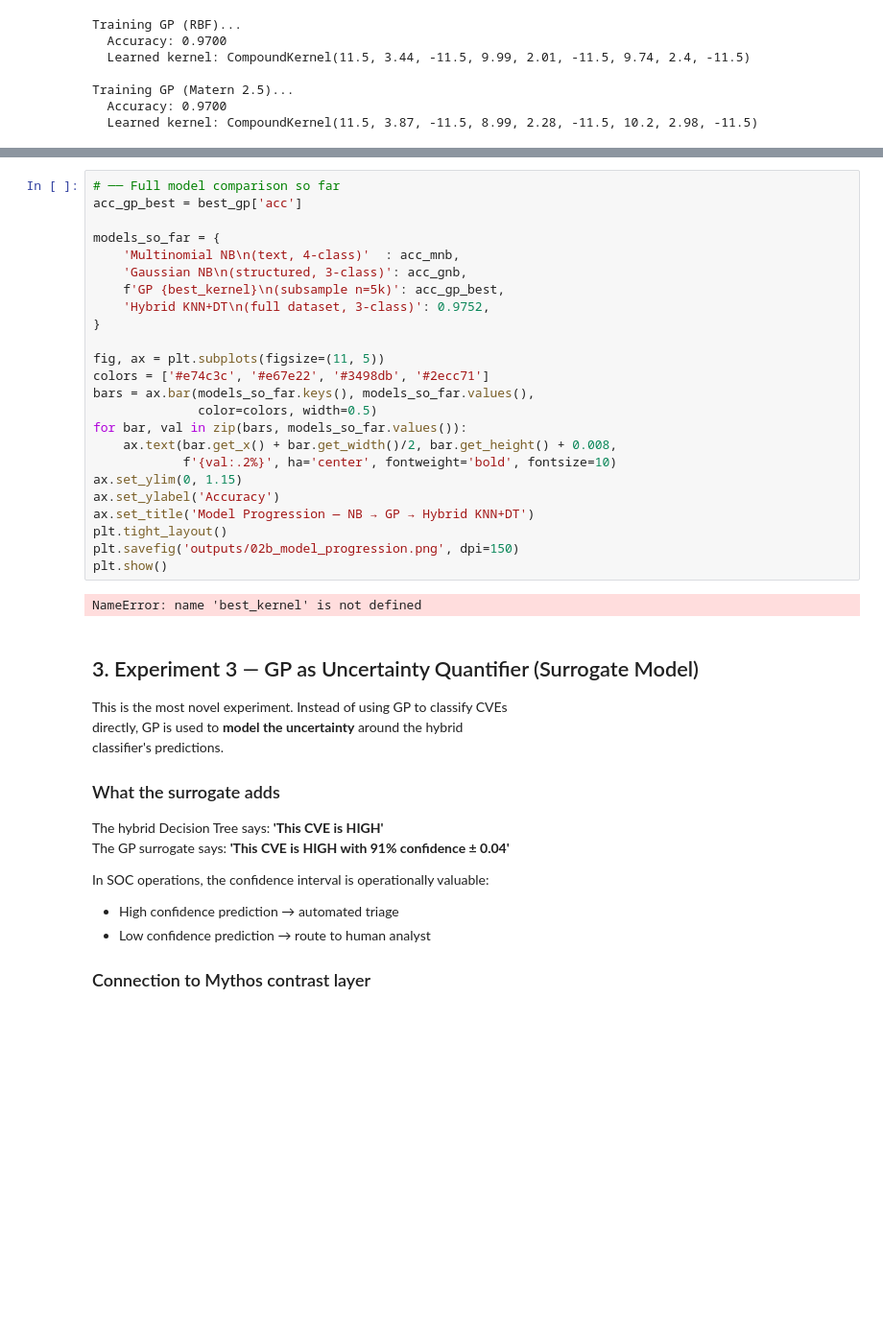
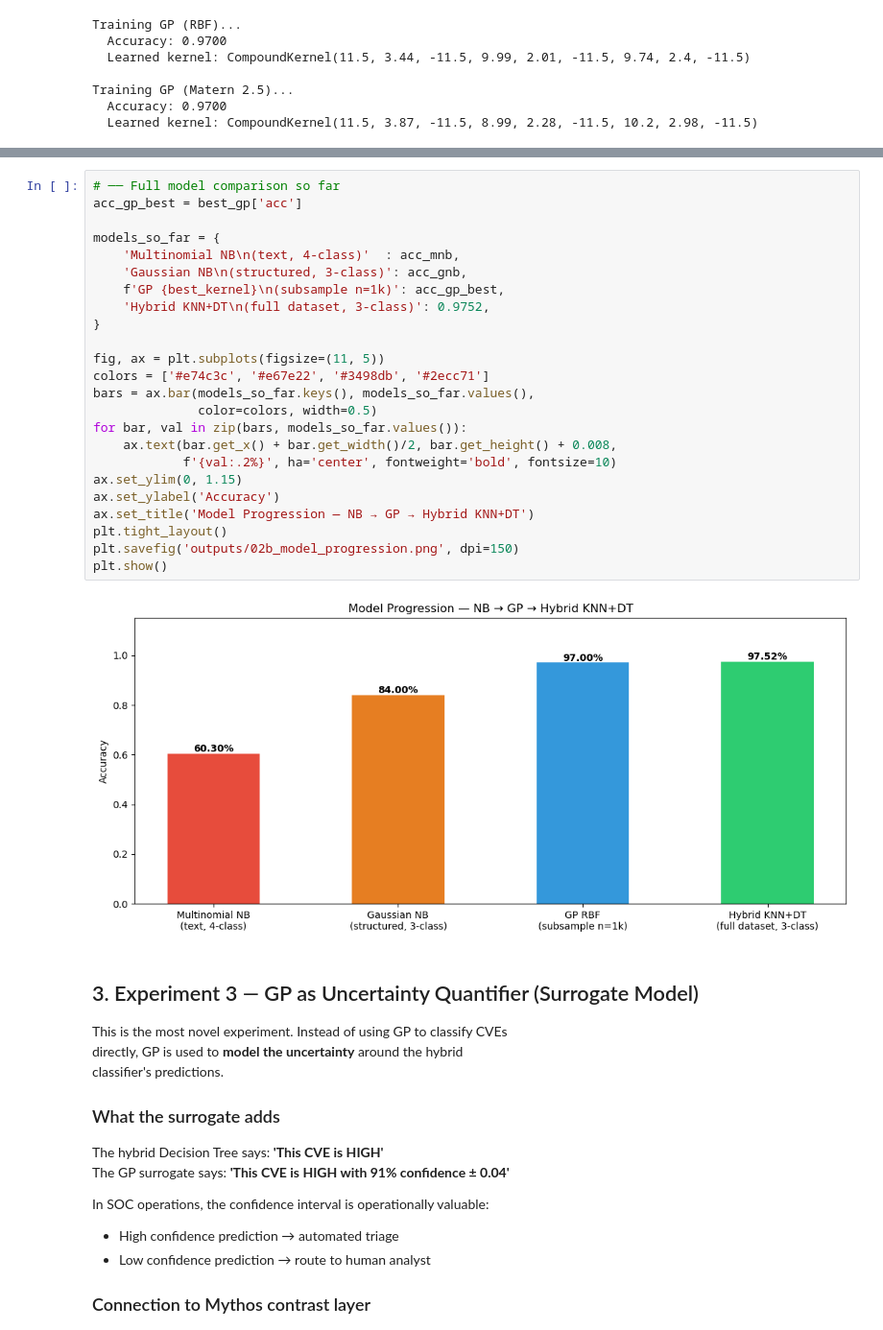
Before and after one commit to Wizen-Labs/AI-ML_Capstone, a Jupyter notebook: 02b_gaussian_process_investigation.ipynb, the cells around one changed output, grey strips where cells are left out. Shown at 96% size. Drawn from its saved outputs; the diff is of its cells as text; blank space fills up the shorter version.

```diff
--- a/02b_gaussian_process_investigation.ipynb
+++ b/02b_gaussian_process_investigation.ipynb
@@ -320,29 +340,29 @@ plt.show()
 # %%
 # ── Full model comparison so far
 acc_gp_best = best_gp['acc']
 
 models_so_far = {
     'Multinomial NB\n(text, 4-class)'  : acc_mnb,
     'Gaussian NB\n(structured, 3-class)': acc_gnb,
-    f'GP {best_kernel}\n(subsample n=5k)': acc_gp_best,
+    f'GP {best_kernel}\n(subsample n=1k)': acc_gp_best,
     'Hybrid KNN+DT\n(full dataset, 3-class)': 0.9752,
 }
 
 fig, ax = plt.subplots(figsize=(11, 5))
 colors = ['#e74c3c', '#e67e22', '#3498db', '#2ecc71']
 bars = ax.bar(models_so_far.keys(), models_so_far.values(),
               color=colors, width=0.5)
 for bar, val in zip(bars, models_so_far.values()):
     ax.text(bar.get_x() + bar.get_width()/2, bar.get_height() + 0.008,
             f'{val:.2%}', ha='center', fontweight='bold', fontsize=10)
 ax.set_ylim(0, 1.15)
 ax.set_ylabel('Accuracy')
 ax.set_title('Model Progression — NB → GP → Hybrid KNN+DT')
 plt.tight_layout()
 plt.savefig('outputs/02b_model_progression.png', dpi=150)
 plt.show()
 # %% [output]
-NameError: name 'best_kernel' is not defined
+[figure, added]
 # %% [markdown]
 ## 3. Experiment 3 — GP as Uncertainty Quantifier (Surrogate Model)
 
```
Also changed, not shown: parts of 7 cells of this notebook.
